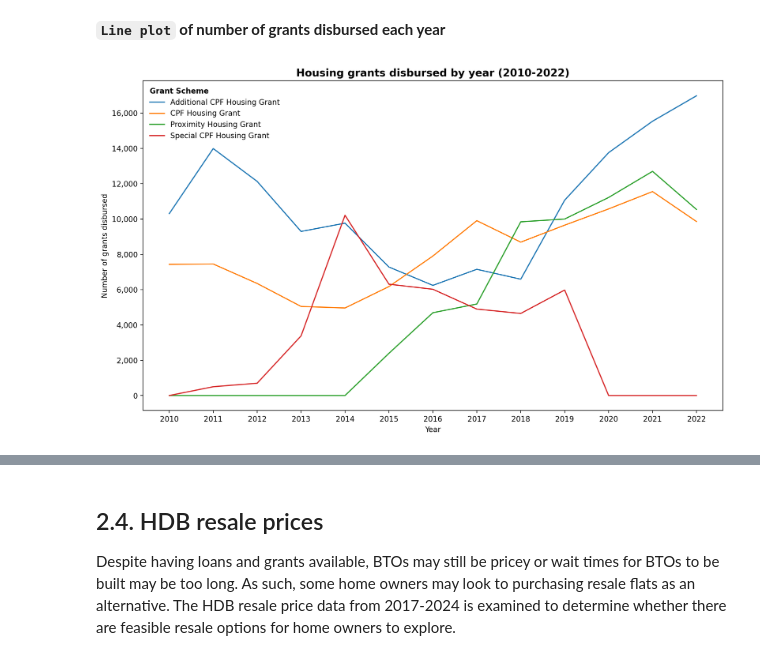
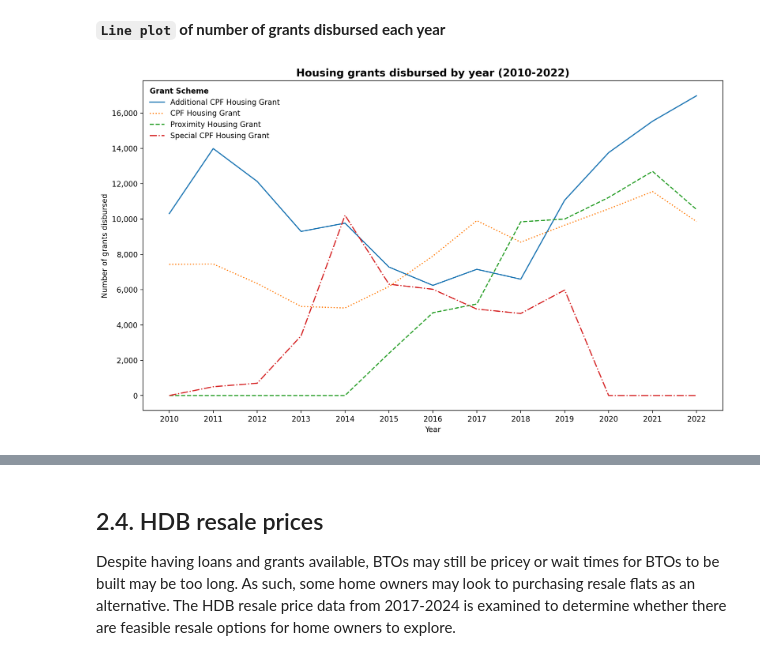
Before and after one commit to keithsngth/sg-public-housing-analysis, a Jupyter notebook: 04_Scripts/CA1_HDB Analysis.ipynb, the cells around one changed output, grey strips where cells are left out. Saved outputs shown, nothing was run; the diff lists cells and outputs as text; code cells hidden in the pictures.

```diff
--- a/04_Scripts/CA1_HDB Analysis.ipynb
+++ b/04_Scripts/CA1_HDB Analysis.ipynb
@@ -295,32 +383,33 @@ for grant in grant_schemes:
     for year in years:
         hh_sum.append(np.sum(grants[(grants['financial_year'] == year) & (grants['housing_grant_scheme'] == grant)]['no_of_hh']))
     # Append array of grant schemes disbursed for each year to hh_by_grant list
     hh_by_grant.append(np.array(hh_sum))
 
 # Initiate figure
 plt.figure(figsize=(14,8))
 plt.style.use('default')
 
 # Line plot labels
 plt.title('Housing grants disbursed by year (2010-2022)', fontweight='bold', fontsize=14)
 plt.ylabel('Number of grants disbursed')
 plt.xlabel('Year')
 
 # Line plot ticks and tick labels
 plt.xticks(np.arange(2010,2023))
 plt.yticks(np.arange(0,21000,2000), ['{:,}'.format(i) for i in np.arange(0,21000,2000)])
 
 # Define colours for each grant scheme
 colours = ['#1f77b4', '#ff7f0e', '#2ca02c', '#d62728', '#9467bd']
+linestyles = ['solid', 'dotted', 'dashed', 'dashdot']
 
 # Separate lines for each grant scheme
 for i in range(len(hh_by_grant)):
-    plt.plot(years, hh_by_grant[i], label=grant_schemes[i], c=colours[i])
+    plt.plot(years, hh_by_grant[i], label=grant_schemes[i], c=colours[i], linestyle=linestyles[i])
 
 # Legend
 plt.legend(grant_schemes, frameon=False, loc='upper left', title='Grant Scheme', title_fontproperties={'weight': 'bold'}, alignment='left')
 
 # Show boxplot
 plt.show()
 # %% [output]
-[figure, old version]
+[figure, new version]
```
Also changed, not shown: parts of 18 cells of this notebook.
